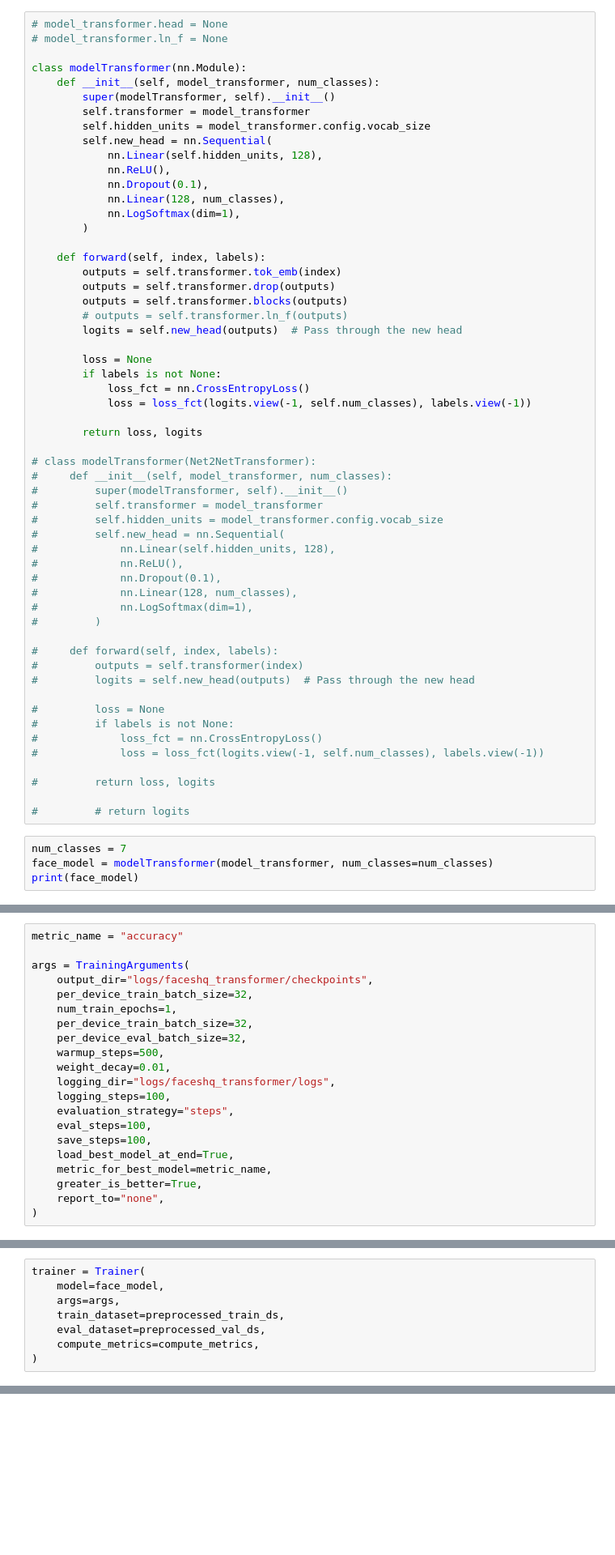
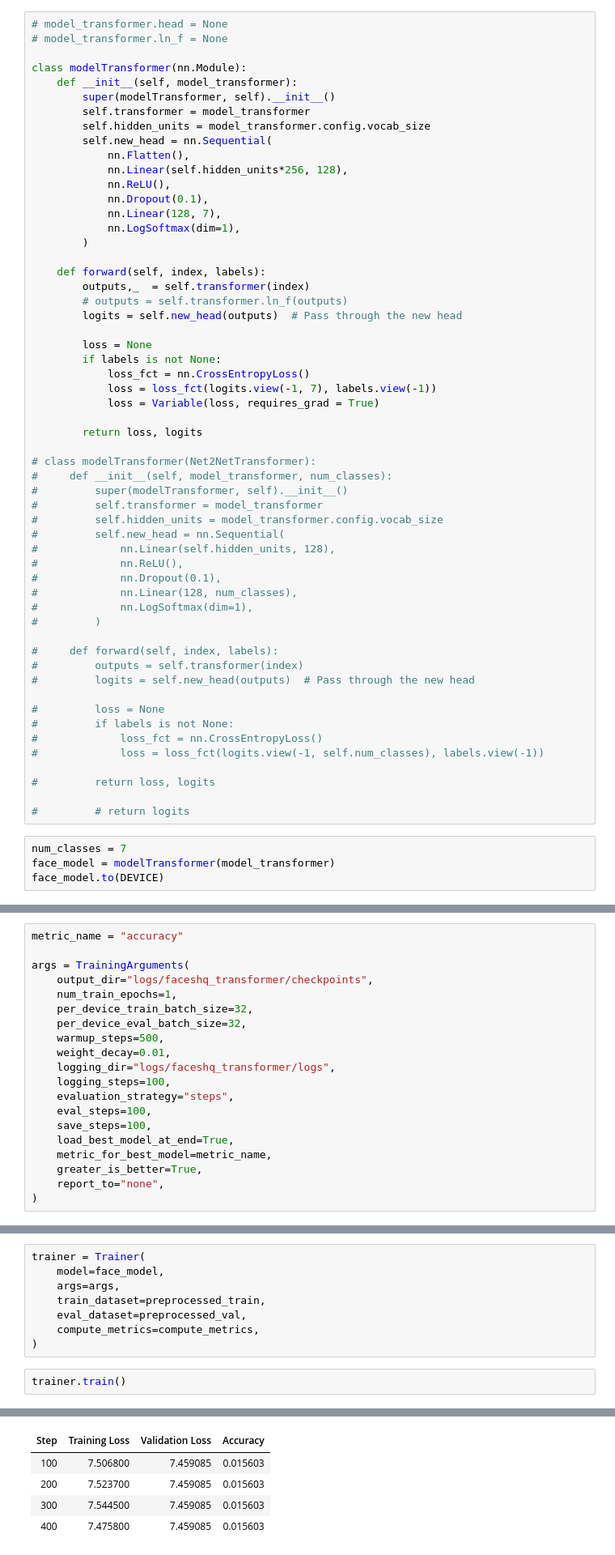
Before and after one commit to user074/EmotionTransformer, a Jupyter notebook: Latent_Transformer.ipynb, the cells around one changed output, grey strips where cells are left out. Shown: that part at 81% size. Saved outputs shown, nothing was run; the diff lists cells and outputs as text; blank space fills up the shorter version.

Commit message:
More results and next steps. Able to train incorrectly

```diff
--- a/Latent_Transformer.ipynb
+++ b/Latent_Transformer.ipynb
@@ -590,29 +635,29 @@ model_transformer = modelFaceTransformer.transformer
 # model_transformer.ln_f = None
 
 class modelTransformer(nn.Module):
-    def __init__(self, model_transformer, num_classes):
+    def __init__(self, model_transformer):
         super(modelTransformer, self).__init__()
         self.transformer = model_transformer
         self.hidden_units = model_transformer.config.vocab_size
         self.new_head = nn.Sequential(
-            nn.Linear(self.hidden_units, 128),
+            nn.Flatten(),
+            nn.Linear(self.hidden_units*256, 128),
             nn.ReLU(),
             nn.Dropout(0.1),
-            nn.Linear(128, num_classes),
+            nn.Linear(128, 7),
             nn.LogSoftmax(dim=1),
         )
 
     def forward(self, index, labels):
-        outputs = self.transformer.tok_emb(index)
-        outputs = self.transformer.drop(outputs)
-        outputs = self.transformer.blocks(outputs)
+        outputs,_  = self.transformer(index)
         # outputs = self.transformer.ln_f(outputs)
         logits = self.new_head(outputs)  # Pass through the new head
 
         loss = None
         if labels is not None:
             loss_fct = nn.CrossEntropyLoss()
-            loss = loss_fct(logits.view(-1, self.num_classes), labels.view(-1))
+            loss = loss_fct(logits.view(-1, 7), labels.view(-1))
+            loss = Variable(loss, requires_grad = True)
 
         return loss, logits
 
@@ -643,5 +688,5 @@ class modelTransformer(nn.Module):
 #         # return logits
 # %%
 num_classes = 7
-face_model = modelTransformer(model_transformer, num_classes=num_classes)
-print(face_model)
+face_model = modelTransformer(model_transformer)
+face_model.to(DEVICE)
@@ -671,7 +733,6 @@ metric_name = "accuracy"
 
 args = TrainingArguments(
     output_dir="logs/faceshq_transformer/checkpoints",
-    per_device_train_batch_size=32,
     num_train_epochs=1,
     per_device_train_batch_size=32,
     per_device_eval_batch_size=32,
@@ -698,7 +759,10 @@ def compute_metrics(eval_pred):
 trainer = Trainer(
     model=face_model,
     args=args,
-    train_dataset=preprocessed_train_ds,
-    eval_dataset=preprocessed_val_ds,
+    train_dataset=preprocessed_train,
+    eval_dataset=preprocessed_val,
     compute_metrics=compute_metrics,
 )
+# %%
+trainer.train()
+# %% [output]
@@ -704,0 +770,5 @@ trainer = Trainer(
+| Step | Training Loss | Validation Loss | Accuracy |
+| 100 | 7.506800 | 7.459085 | 0.015603 |
+| 200 | 7.523700 | 7.459085 | 0.015603 |
+| 300 | 7.544500 | 7.459085 | 0.015603 |
+| 400 | 7.475800 | 7.459085 | 0.015603 |
```
Also changed, not shown: parts of 25 cells of this notebook.
